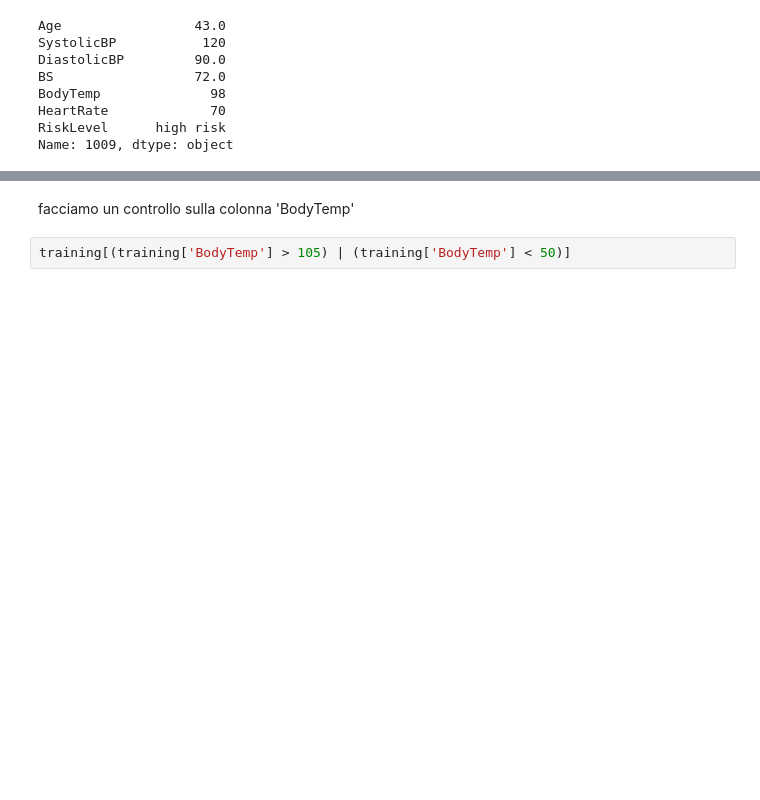
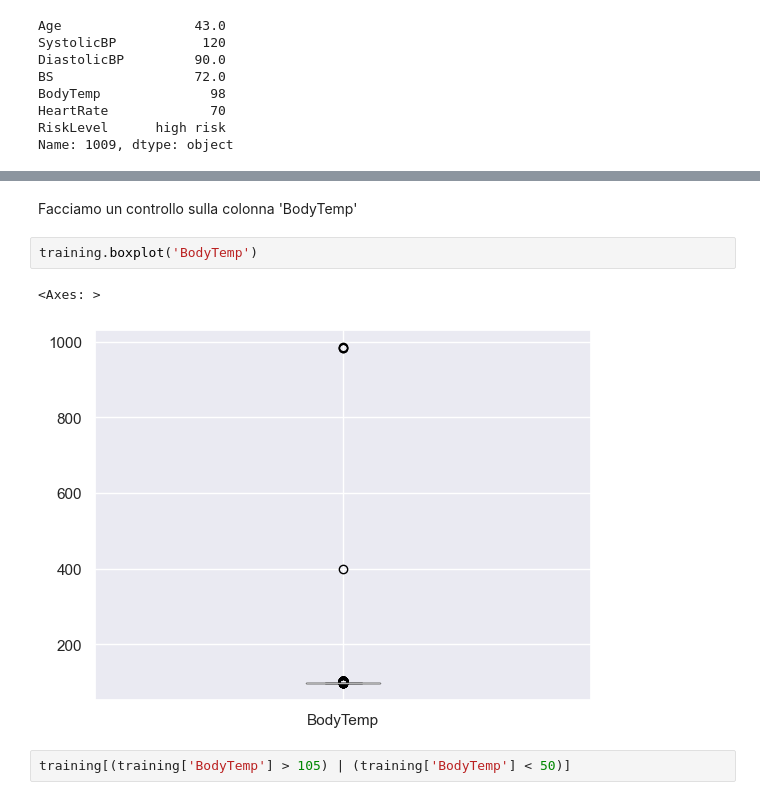
Before and after one commit to danlerr/Fondamenti-del-machine-learning, a Jupyter notebook: step2.ipynb, the cells around one changed output, grey strips where cells are left out. Drawn from its saved outputs; the diff is of its cells as text; blank space fills up the shorter version.

```diff
--- a/step2.ipynb
+++ b/step2.ipynb
@@ -260,5 +271,10 @@ training.boxplot('BS')
 # %% [markdown]
-facciamo un controllo sulla colonna 'BodyTemp'
+Facciamo un controllo sulla colonna 'BodyTemp'
+# %%
+training.boxplot('BodyTemp')
+# %% [output]
+<Axes: >
+[figure, added]
 # %%
 training[(training['BodyTemp'] > 105) | (training['BodyTemp'] < 50)]
 # %% [output]
```
Also changed, not shown: parts of 24 cells of this notebook, 1 other file.
